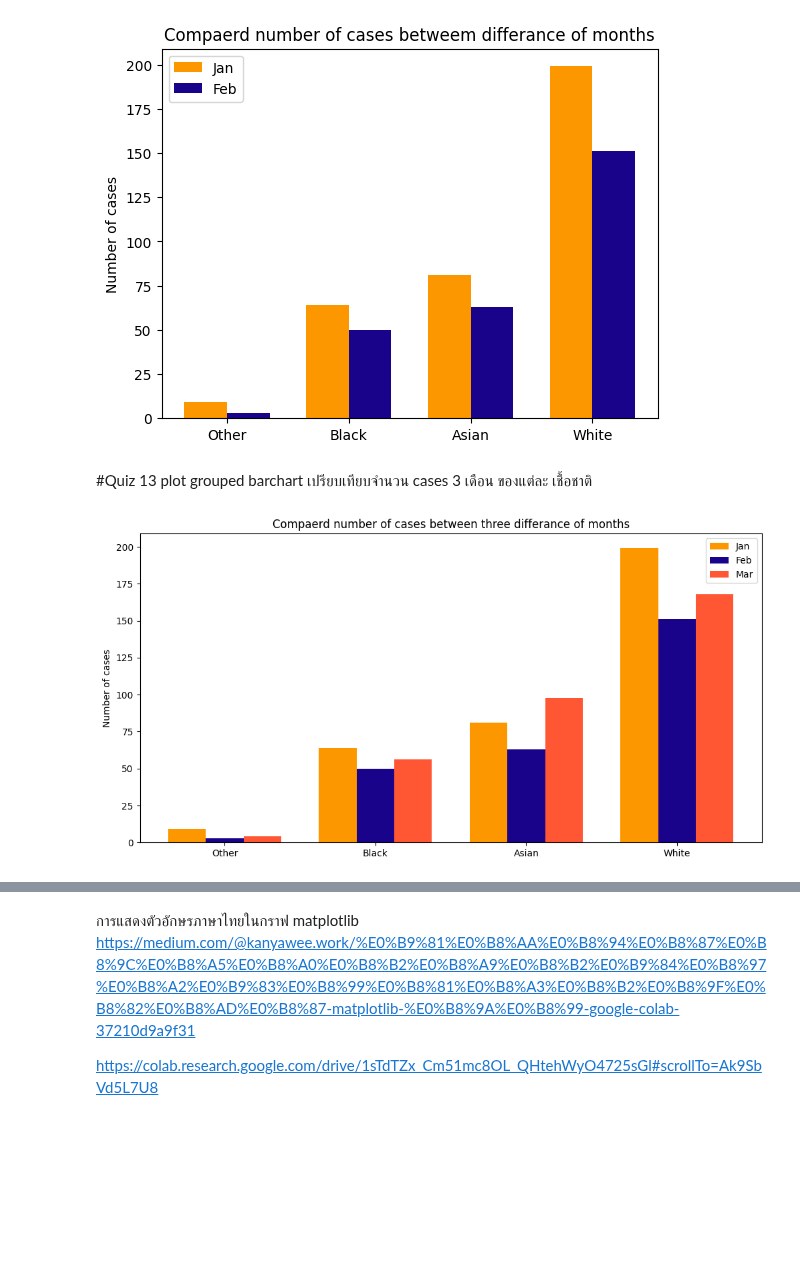
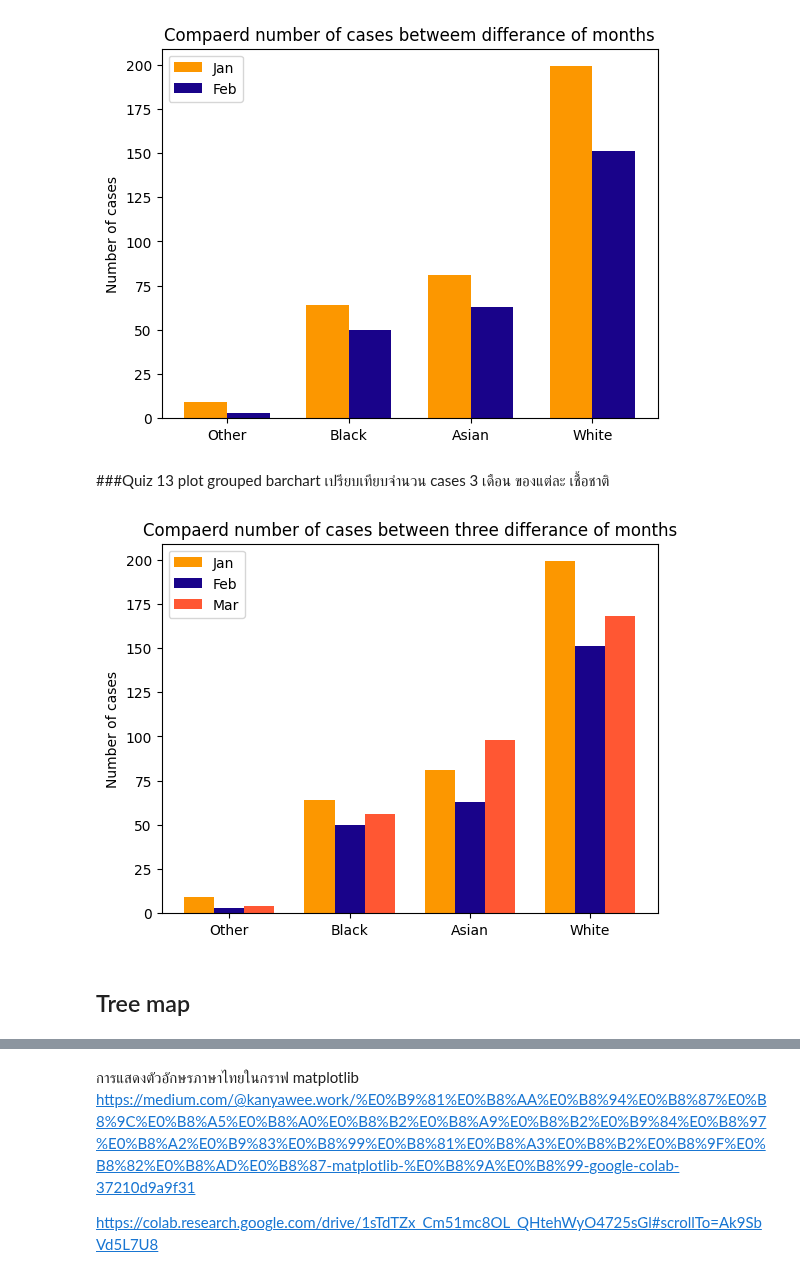
Before and after one commit to Moogrob127/dataviz2025, a Jupyter notebook: Visualize_Data_Comparison_2025.ipynb, the cells around one changed output, grey strips where cells are left out. Saved outputs shown, nothing was run; the diff lists cells and outputs as text; code cells hidden in the pictures; blank space fills up the shorter version.

```diff
--- a/Visualize_Data_Comparison_2025.ipynb
+++ b/Visualize_Data_Comparison_2025.ipynb
@@ -210,22 +210,24 @@ ax.legend();
 # %% [output]
 [figure]
 # %% [markdown]
-#Quiz 13
+###Quiz 13
 plot grouped barchart เปรียบเทียบจำนวน cases 3 เดือน ของแต่ละ เชื้อชาติ
 # %%
 x = np.arange(len(compared_police_etc1))  # the label locations
 width = 0.25  # Adjusted width for three bars
 
-fig, ax = plt.subplots(figsize=(12, 6))
+fig, ax = plt.subplots()
 rects1 = ax.bar(x - width, compared_police_etc1['Type'], width, label='Jan',color = '#fc9700')
 rects2 = ax.bar(x, compared_police_etc2['Type'], width, label='Feb',color = '#19038a')
 rects3 = ax.bar(x + width, compared_police_etc3['Type'], width, label='Mar',color = '#FF5733')
 
 # Add some text for labels, title and custom x-axis tick labels, etc.
 ax.set_ylabel('Number of cases')
 ax.set_title('Compaerd number of cases between three differance of months')
 ax.set_xticks(x)
 ax.set_xticklabels(compared_police_etc1['Officer-defined ethnicity'])
 ax.legend();
 # %% [output]
-[figure, old version]
+[figure, new version]
+# %% [markdown]
+## Tree map
```
Also changed, not shown: parts of 2 cells of this notebook.
